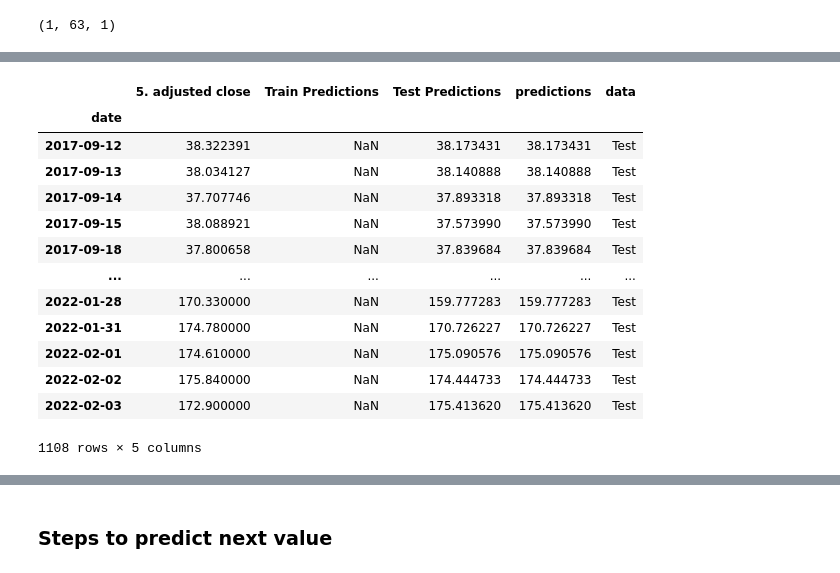
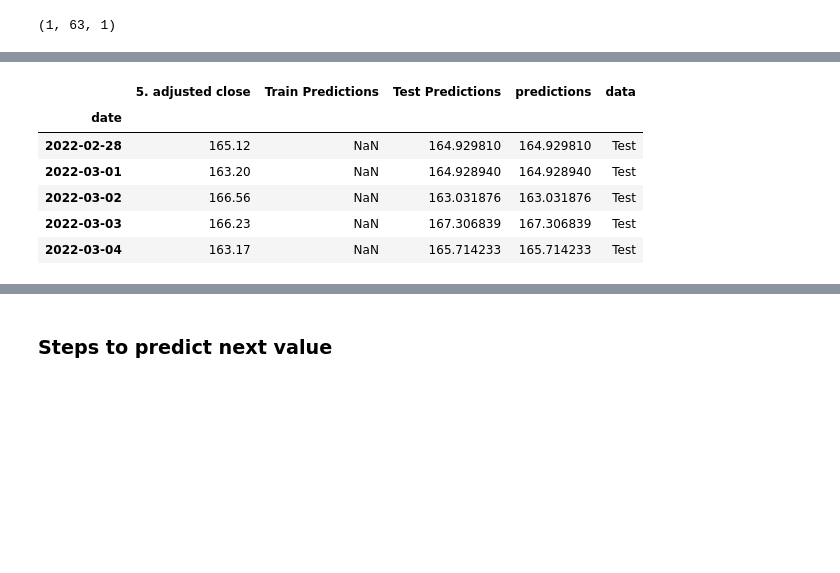
Before and after one commit to RobinsonCW/StockPriceForecasting, a Jupyter notebook: src/exploratory_data_analysis/chance/python/samples/MachineLearningforAlgorithmicTrading/modified/19_recurrent_neural_nets.ipynb, the cells around one changed output, grey strips where cells are left out. Cells and saved outputs as stored; diff of their text form; code cells hidden in the pictures; blank space fills up the shorter version.

```diff
--- a/src/exploratory_data_analysis/chance/python/samples/MachineLearningforAlgorithmicTrading/modified/19_recurrent_neural_nets.ipynb
+++ b/src/exploratory_data_analysis/chance/python/samples/MachineLearningforAlgorithmicTrading/modified/19_recurrent_neural_nets.ipynb
@@ -304,7 +310,7 @@ optimizer = keras.optimizers.RMSprop(lr=0.001,
                                      epsilon=1e-08,
                                      decay=0.0)
 # %%
-rnn.compile(loss='mean_squared_error',
+rnn.compile(loss='mean_absolute_error',
             optimizer=optimizer)
 # %% [markdown]
 We define an EarlyStopping callback and train the model for up to 100 episodes.
@@ -316,13 +322,13 @@ checkpointer = ModelCheckpoint(filepath=rnn_path,
                                save_best_only=True)
 # %%
 early_stopping = EarlyStopping(monitor='val_loss',
-                              patience=20,
+                              patience=10,
                               restore_best_weights=True)
 # %%
 lstm_training = rnn.fit(X_train,
                         y_train,
-                        epochs=150,
-                        batch_size=20,
+                        epochs=100,
+                        batch_size=32,
                         shuffle=True,
                         validation_data=(X_test, y_test),
                         callbacks=[early_stopping, checkpointer],
@@ -388,5 +395,5 @@ fig.savefig(results_path / 'rnn_sp500_error', dpi=300);
 # model = create_model()
 
 # Restore the weights
-rnn.load_weights('../results/univariate_time_series/rnn.h5')
- #!pwd
+# rnn.load_weights('../results/univariate_time_series/rnn.h5')
+!pwd
@@ -519,21 +528,14 @@ valid_predict
 dtype: object
 # %%
-sp500[sp500["data"]=="Test"]
+sp500[sp500["data"]=="Test"].tail()
 # %% [output]
 |  | 5. adjusted close | Train Predictions | Test Predictions | predictions | data |
 | date |  |  |  |  |  |
-| 2017-09-12 | 38.322391 | NaN | 38.173431 | 38.173431 | Test |
-| 2017-09-13 | 38.034127 | NaN | 38.140888 | 38.140888 | Test |
-| 2017-09-14 | 37.707746 | NaN | 37.893318 | 37.893318 | Test |
-| 2017-09-15 | 38.088921 | NaN | 37.573990 | 37.573990 | Test |
-| 2017-09-18 | 37.800658 | NaN | 37.839684 | 37.839684 | Test |
-| ... | ... | ... | ... | ... | ... |
-| 2022-01-28 | 170.330000 | NaN | 159.777283 | 159.777283 | Test |
-| 2022-01-31 | 174.780000 | NaN | 170.726227 | 170.726227 | Test |
-| 2022-02-01 | 174.610000 | NaN | 175.090576 | 175.090576 | Test |
-| 2022-02-02 | 175.840000 | NaN | 174.444733 | 174.444733 | Test |
-| 2022-02-03 | 172.900000 | NaN | 175.413620 | 175.413620 | Test |
+| 2022-02-28 | 165.12 | NaN | 164.929810 | 164.929810 | Test |
+| 2022-03-01 | 163.20 | NaN | 164.928940 | 164.928940 | Test |
+| 2022-03-02 | 166.56 | NaN | 163.031876 | 163.031876 | Test |
+| 2022-03-03 | 166.23 | NaN | 167.306839 | 167.306839 | Test |
+| 2022-03-04 | 163.17 | NaN | 165.714233 | 165.714233 | Test |
-1108 rows × 5 columns
 # %%
 sp500[sp500["data"]=="Test"]["5. adjusted close"].plot()
 # %% [output]
```
Also changed, not shown: parts of 31 cells of this notebook.
